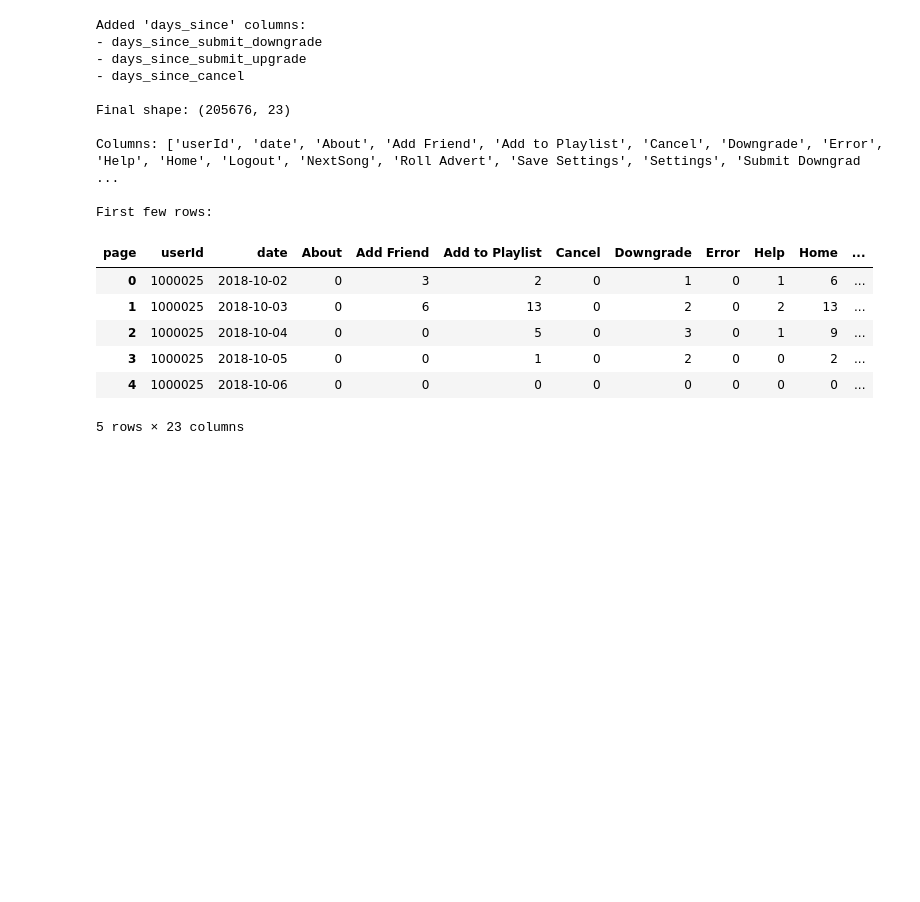
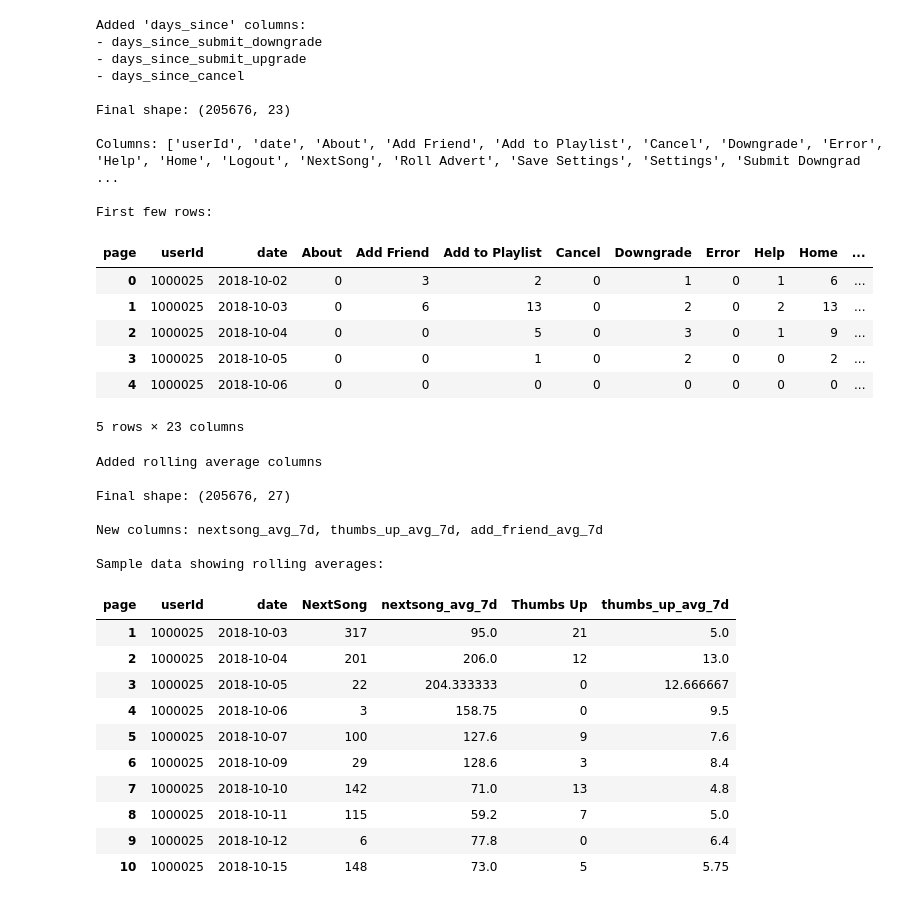
Before and after one commit to mdiaspinto/kaggle-churn, a Jupyter notebook: notebooks/martin.ipynb, the cells around one changed output. Saved outputs shown, nothing was run; the diff lists cells and outputs as text; code cells hidden in the pictures; blank space fills up the shorter version.

```diff
--- a/notebooks/martin.ipynb
+++ b/notebooks/martin.ipynb
@@ -132,3 +132,38 @@ First few rows:
 | 3 | 1000025 | 2018-10-05 | 0 | 0 | 1 | 0 | 2 | 0 | 0 | 2 | ... |
 | 4 | 1000025 | 2018-10-06 | 0 | 0 | 0 | 0 | 0 | 0 | 0 | 0 | ... |
 5 rows × 23 columns
+# %%
+# Add rolling averages for columns over the last n days
+# Each row's rolling average is calculated based on that row's date
+df_aggregated_new = add_rolling_averages(
+    df_aggregated_new,
+    columns=['NextSong', 'Thumbs Up', 'Add Friend'],
+    n=7
+)
+
+print(f"Added rolling average columns")
+print(f"\nFinal shape: {df_aggregated_new.shape}")
+print(f"\nNew columns: nextsong_avg_7d, thumbs_up_avg_7d, add_friend_avg_7d")
+print(f"\nSample data showing rolling averages:")
+df_aggregated_new[
+    ['userId', 'date', 'NextSong', 'nextsong_avg_7d', 'Thumbs Up', 'thumbs_up_avg_7d']
+].dropna(subset=['nextsong_avg_7d']).head(10)
+# %% [output]
+Added rolling average columns
+
+Final shape: (205676, 27)
+
+New columns: nextsong_avg_7d, thumbs_up_avg_7d, add_friend_avg_7d
+
+Sample data showing rolling averages:
+| page | userId | date | NextSong | nextsong_avg_7d | Thumbs Up | thumbs_up_avg_7d |
+| 1 | 1000025 | 2018-10-03 | 317 | 95.0 | 21 | 5.0 |
+| 2 | 1000025 | 2018-10-04 | 201 | 206.0 | 12 | 13.0 |
+| 3 | 1000025 | 2018-10-05 | 22 | 204.333333 | 0 | 12.666667 |
+| 4 | 1000025 | 2018-10-06 | 3 | 158.75 | 0 | 9.5 |
+| 5 | 1000025 | 2018-10-07 | 100 | 127.6 | 9 | 7.6 |
+| 6 | 1000025 | 2018-10-09 | 29 | 128.6 | 3 | 8.4 |
+| 7 | 1000025 | 2018-10-10 | 142 | 71.0 | 13 | 4.8 |
+| 8 | 1000025 | 2018-10-11 | 115 | 59.2 | 7 | 5.0 |
+| 9 | 1000025 | 2018-10-12 | 6 | 77.8 | 0 | 6.4 |
+| 10 | 1000025 | 2018-10-15 | 148 | 73.0 | 5 | 5.75 |
```
Also changed, not shown: parts of 2 cells of this notebook, 1 other file.
